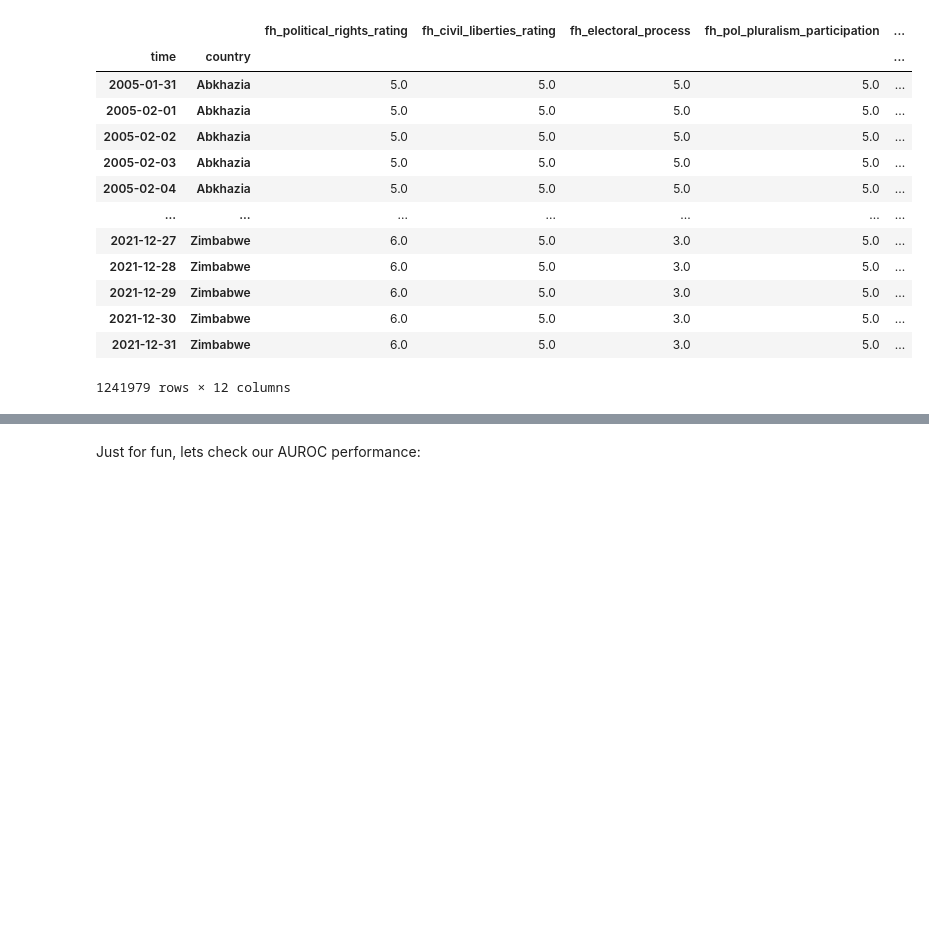
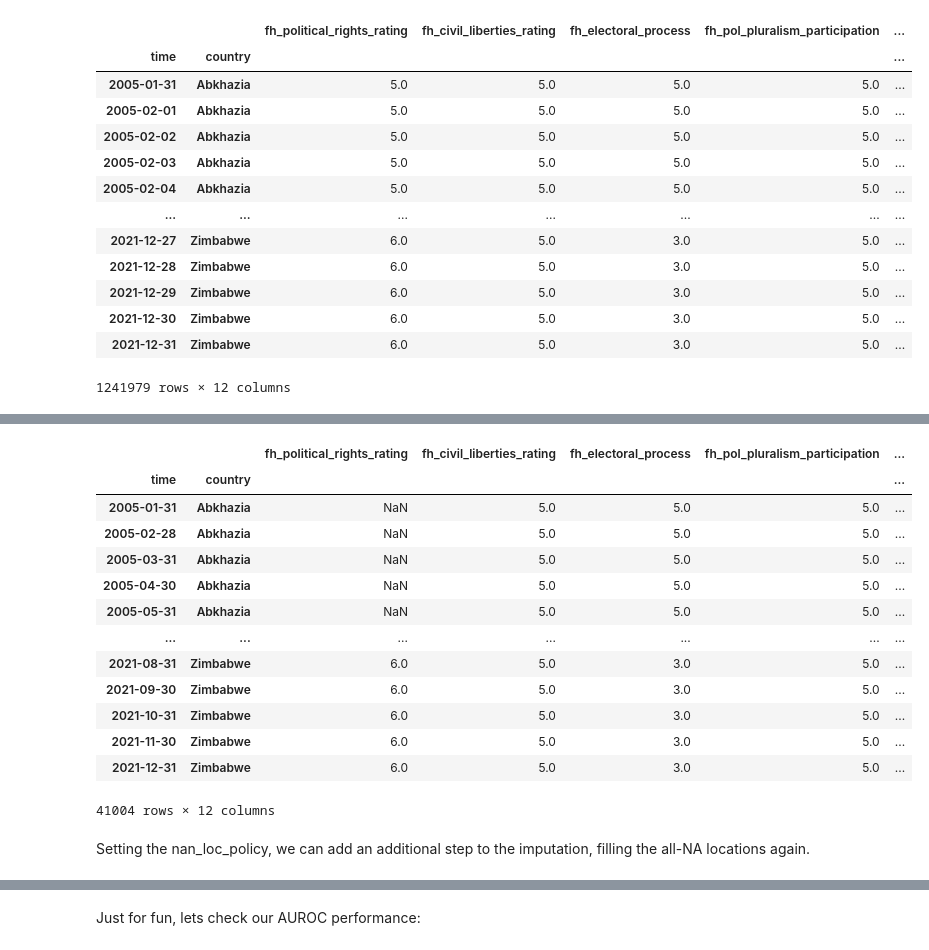
Before and after one commit to ccew-unibw/panel-imputer, a Jupyter notebook: example/panel_imputer_example.ipynb, the cells around one changed output, grey strips where cells are left out. Cells and saved outputs as stored; diff of their text form; code cells hidden in the pictures; blank space fills up the shorter version.

Commit message:
na loc imputation example added

```diff
--- a/example/panel_imputer_example.ipynb
+++ b/example/panel_imputer_example.ipynb
@@ -199,0 +206,26 @@ As we can see, even though parallelization comes with some overhead in terms of
+# %%
+import numpy as np
+
+df_na = df.copy()
+locs = df_na.index.get_level_values("country").unique()
+for i, col in enumerate(df_na.columns):
+    df_na.loc[(slice(None), locs[i]), col] = np.nan
+
+imp_interp.fit_transform(df_na)
+# %% [output]
+|  |  | fh_political_rights_rating | fh_civil_liberties_rating | fh_electoral_process | fh_pol_pluralism_participation | ... |
+| time | country |  |  |  |  | ... |
+| 2005-01-31 | Abkhazia | NaN | 5.0 | 5.0 | 5.0 | ... |
+| 2005-02-28 | Abkhazia | NaN | 5.0 | 5.0 | 5.0 | ... |
+| 2005-03-31 | Abkhazia | NaN | 5.0 | 5.0 | 5.0 | ... |
+| 2005-04-30 | Abkhazia | NaN | 5.0 | 5.0 | 5.0 | ... |
+| 2005-05-31 | Abkhazia | NaN | 5.0 | 5.0 | 5.0 | ... |
+| ... | ... | ... | ... | ... | ... | ... |
+| 2021-08-31 | Zimbabwe | 6.0 | 5.0 | 3.0 | 5.0 | ... |
+| 2021-09-30 | Zimbabwe | 6.0 | 5.0 | 3.0 | 5.0 | ... |
+| 2021-10-31 | Zimbabwe | 6.0 | 5.0 | 3.0 | 5.0 | ... |
+| 2021-11-30 | Zimbabwe | 6.0 | 5.0 | 3.0 | 5.0 | ... |
+| 2021-12-31 | Zimbabwe | 6.0 | 5.0 | 3.0 | 5.0 | ... |
+41004 rows × 12 columns
+# %% [markdown]
+Setting the nan_loc_policy, we can add an additional step to the imputation, filling the all-NA locations again.
```
Also changed, not shown: parts of 9 cells of this notebook.
